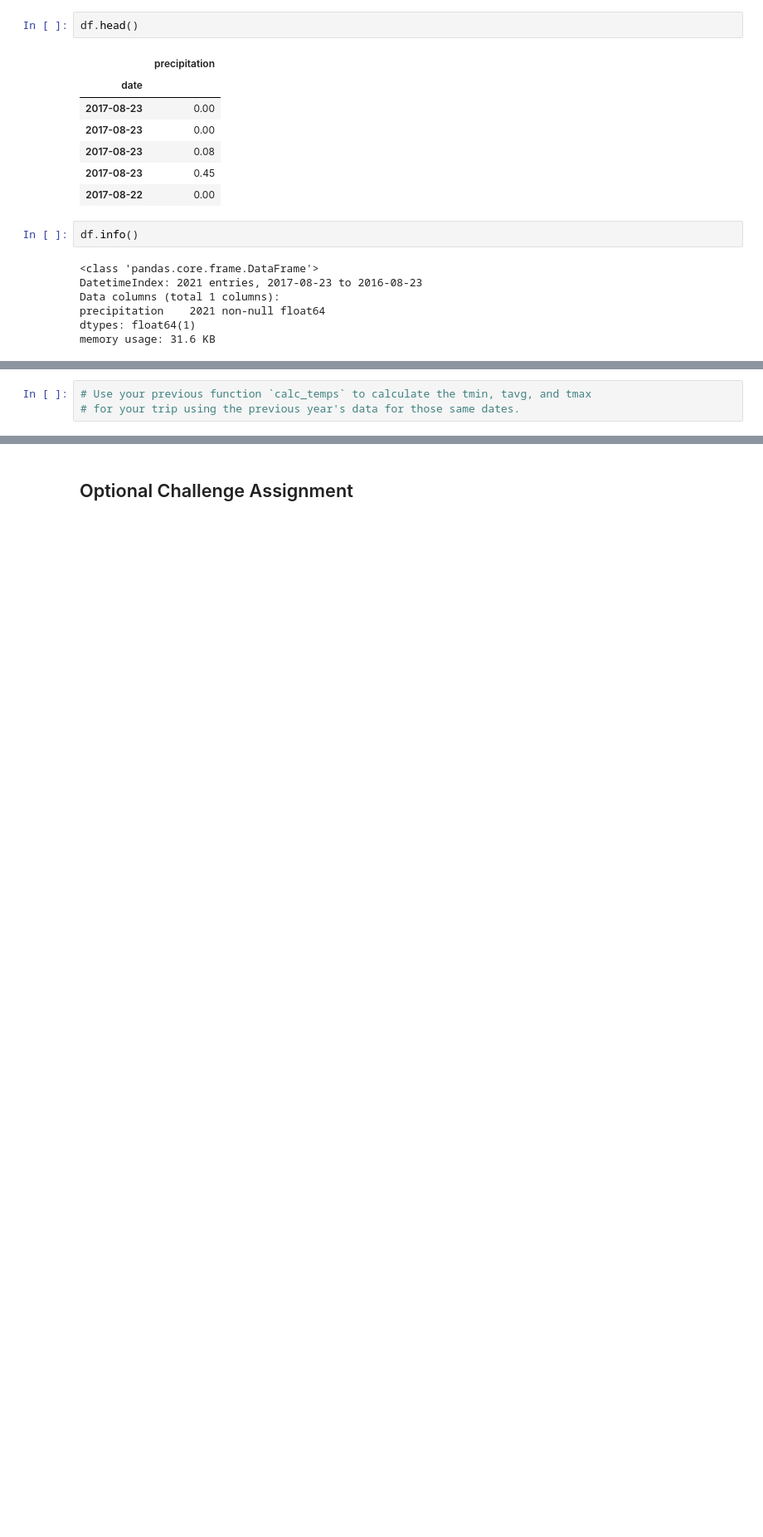
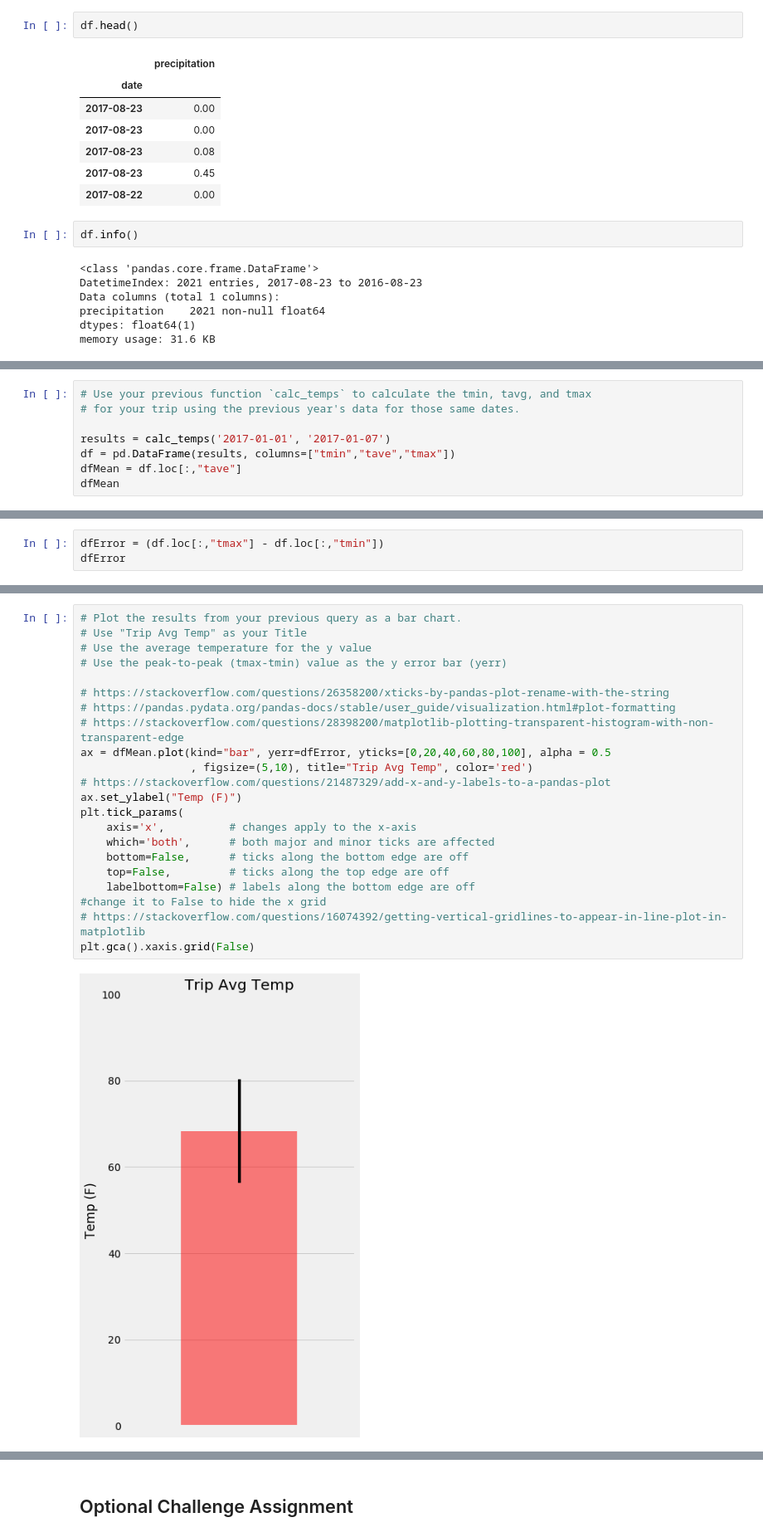
Before and after one commit to magogate/SQLAlchemy, a Jupyter notebook: SQLAlchemy/climate_starter.ipynb, the cells around one changed output, grey strips where cells are left out. Shown at 83% size. Drawn from its saved outputs; the diff is of its cells as text; blank space fills up the shorter version.

```diff
--- a/SQLAlchemy/climate_starter.ipynb
+++ b/SQLAlchemy/climate_starter.ipynb
@@ -315,4 +294,9 @@ print(calc_temps('2012-02-28', '2012-03-05'))
 # %%
 # Use your previous function `calc_temps` to calculate the tmin, tavg, and tmax
 # for your trip using the previous year's data for those same dates.
+
+results = calc_temps('2017-01-01', '2017-01-07')
+df = pd.DataFrame(results, columns=["tmin","tave","tmax"])
+dfMean = df.loc[:,"tave"]
+dfMean
 # %% [output]
@@ -332,0 +305,3 @@ print(calc_temps('2012-02-28', '2012-03-05'))
+# %%
+dfError = (df.loc[:,"tmax"] - df.loc[:,"tmin"])
+dfError
@@ -332,0 +311,24 @@ print(calc_temps('2012-02-28', '2012-03-05'))
+# %%
+# Plot the results from your previous query as a bar chart.
+# Use "Trip Avg Temp" as your Title
+# Use the average temperature for the y value
+# Use the peak-to-peak (tmax-tmin) value as the y error bar (yerr)
+
+# https://stackoverflow.com/questions/26358200/xticks-by-pandas-plot-rename-with-the-string
+# https://pandas.pydata.org/pandas-docs/stable/user_guide/visualization.html#plot-formatting
+# https://stackoverflow.com/questions/28398200/matplotlib-plotting-transparent-histogram-with-non-transparent-edge
+ax = dfMean.plot(kind="bar", yerr=dfError, yticks=[0,20,40,60,80,100], alpha = 0.5
+                 , figsize=(5,10), title="Trip Avg Temp", color='red')
+# https://stackoverflow.com/questions/21487329/add-x-and-y-labels-to-a-pandas-plot
+ax.set_ylabel("Temp (F)")
+plt.tick_params(
+    axis='x',          # changes apply to the x-axis
+    which='both',      # both major and minor ticks are affected
+    bottom=False,      # ticks along the bottom edge are off
+    top=False,         # ticks along the top edge are off
+    labelbottom=False) # labels along the bottom edge are off
+#change it to False to hide the x grid
+# https://stackoverflow.com/questions/16074392/getting-vertical-gridlines-to-appear-in-line-plot-in-matplotlib
+plt.gca().xaxis.grid(False)
+# %% [output]
+[figure, added]
```
Also changed, not shown: parts of 35 cells of this notebook.
